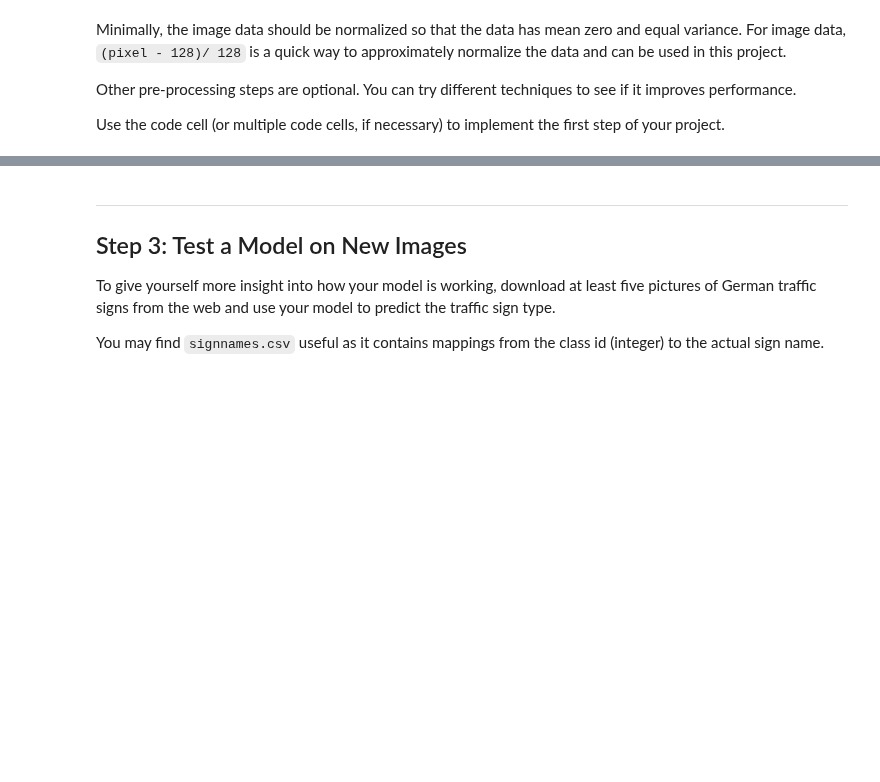
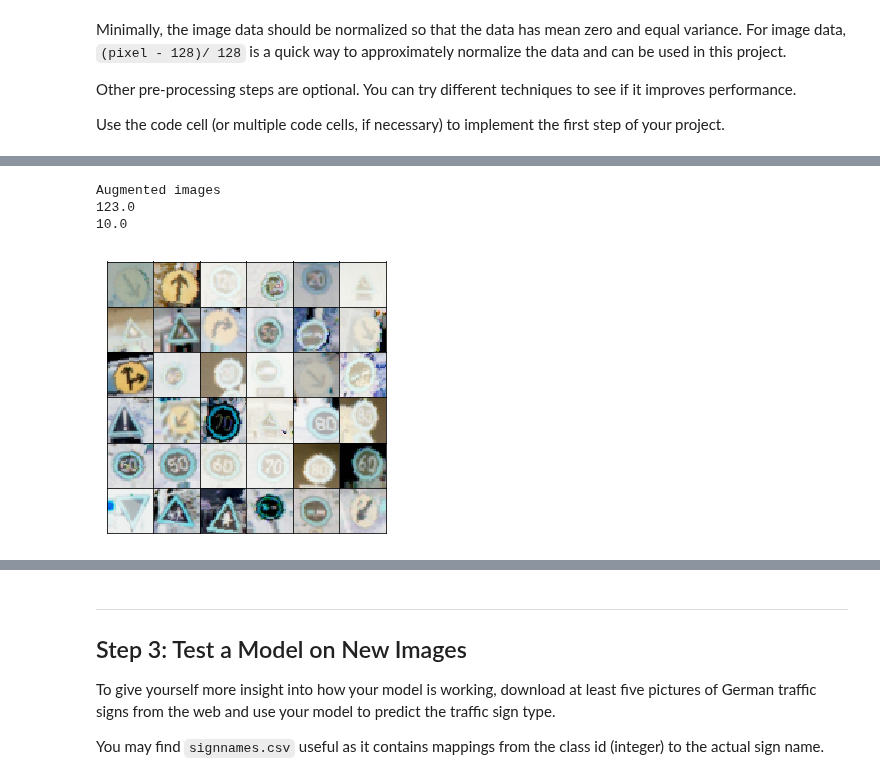
Before and after one commit to udacitycourse/CarND-Traffic-Sign-Classifier-Project-master, a Jupyter notebook: Traffic_Sign_Classifier.ipynb, the cells around one changed output, grey strips where cells are left out. Saved outputs shown, nothing was run; the diff lists cells and outputs as text; code cells hidden in the pictures; blank space fills up the shorter version.

```diff
--- a/Traffic_Sign_Classifier.ipynb
+++ b/Traffic_Sign_Classifier.ipynb
@@ -148,0 +243,20 @@ sets imply underfitting. A high accuracy on the training set but low accuracy on
+# %%
+### Show Keras preprocesseed images
+
+
+idx = np.random.randint(0, len(train_x), size=36)
+fig, axes = plt.subplots(6, 6, sharex=True, sharey=True, figsize=(5,5),)
+for ii, ax in zip(idx, axes.flatten()):
+
+    ax.imshow(train_x[ii], aspect='equal')
+    ax.xaxis.set_visible(False)
+    ax.yaxis.set_visible(False)
+print('Augmented images')
+plt.subplots_adjust(wspace=0, hspace=0)
+print(np.max(train_x[0]))
+print(np.min(train_x[0]))
+# %% [output]
+Augmented images
+123.0
+10.0
+[figure, added]
```
Also changed, not shown: parts of 40 cells of this notebook, 6 other files.
